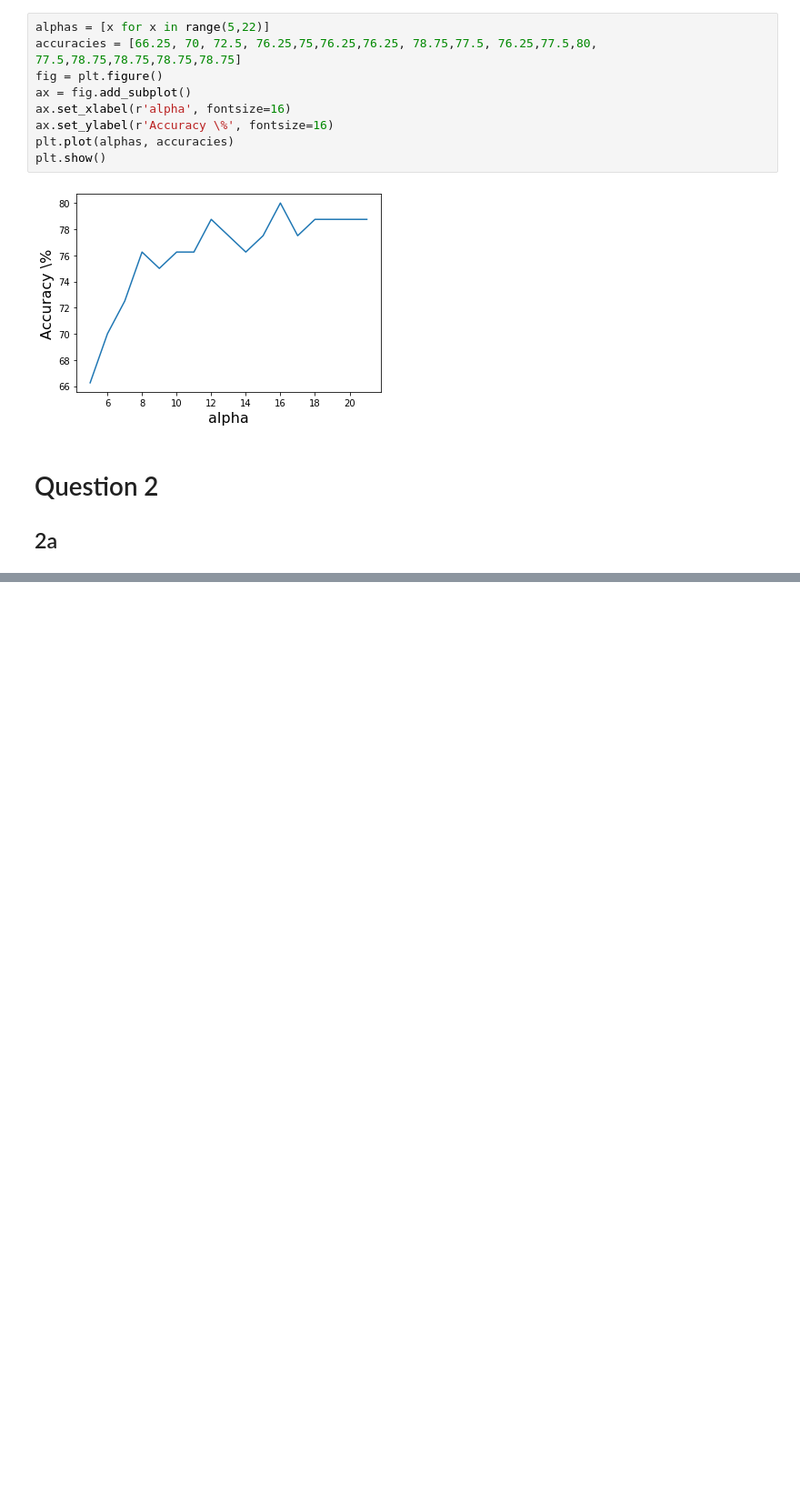
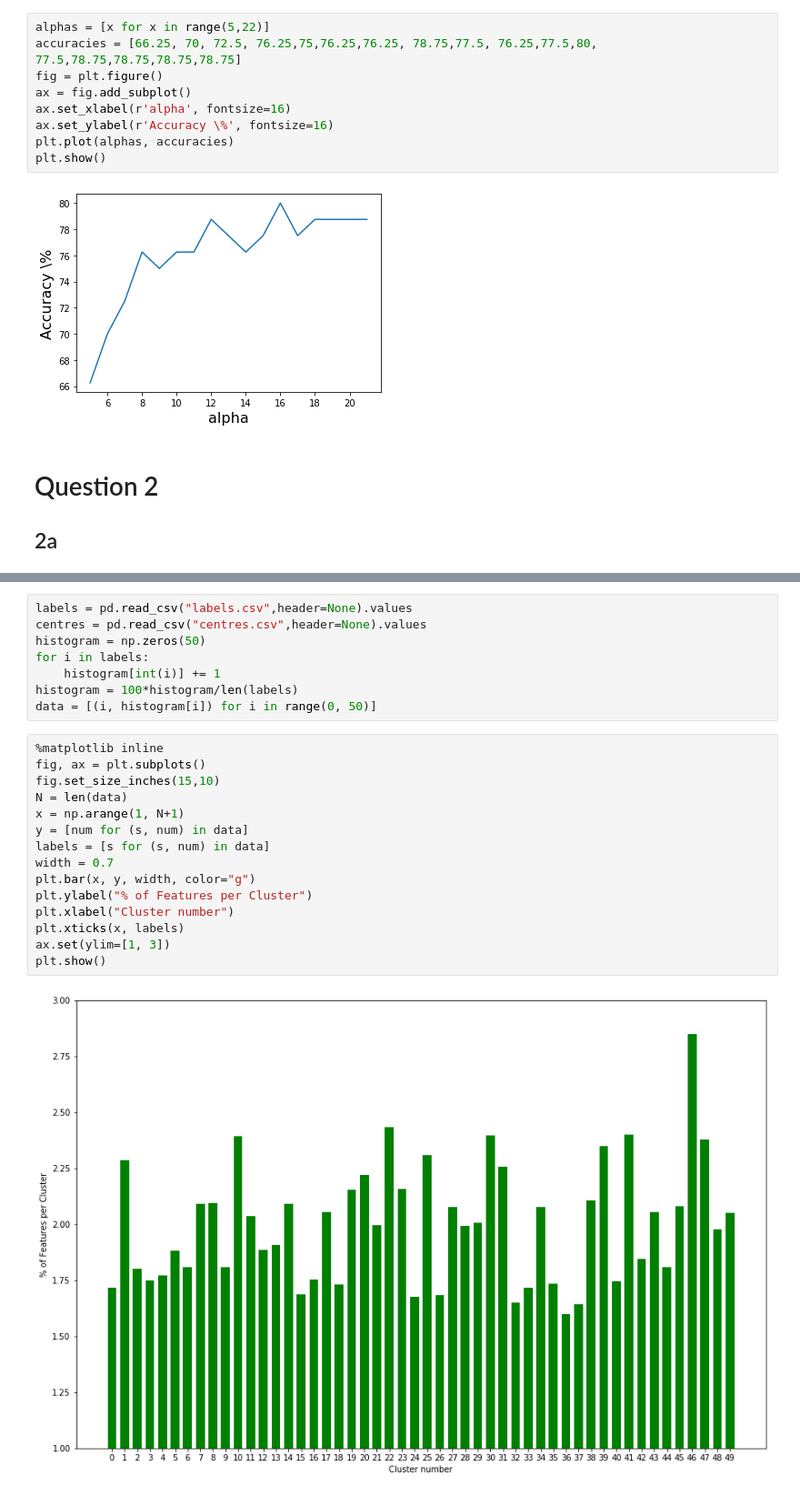
Before and after one commit to Michael-Shepherd/ComputerVision, a Jupyter notebook: Assignment5/Assignment5.ipynb, the cells around one changed output, grey strips where cells are left out. Shown at 91% size. Cells and saved outputs as stored; diff of their text form; blank space fills up the shorter version.

```diff
--- a/Assignment5/Assignment5.ipynb
+++ b/Assignment5/Assignment5.ipynb
@@ -246,0 +263,25 @@ def cluster():
+# %%
+labels = pd.read_csv("labels.csv",header=None).values
+centres = pd.read_csv("centres.csv",header=None).values
+histogram = np.zeros(50)
+for i in labels:
+    histogram[int(i)] += 1
+histogram = 100*histogram/len(labels)
+data = [(i, histogram[i]) for i in range(0, 50)]
+# %%
+%matplotlib inline
+fig, ax = plt.subplots()
+fig.set_size_inches(15,10)
+N = len(data)
+x = np.arange(1, N+1)
+y = [num for (s, num) in data]
+labels = [s for (s, num) in data]
+width = 0.7
+plt.bar(x, y, width, color="g")
+plt.ylabel("% of Features per Cluster")
+plt.xlabel("Cluster number")
+plt.xticks(x, labels)
+ax.set(ylim=[1, 3])
+plt.show()
+# %% [output]
+[figure, added]
```
Also changed, not shown: parts of 6 cells of this notebook, 3 other files.
